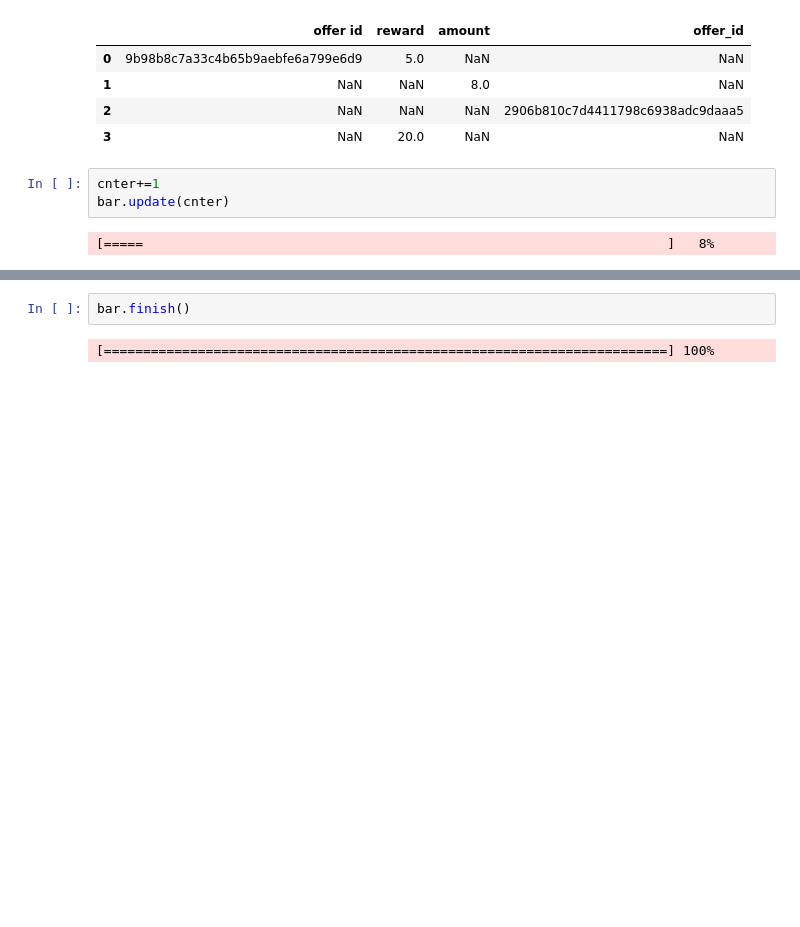
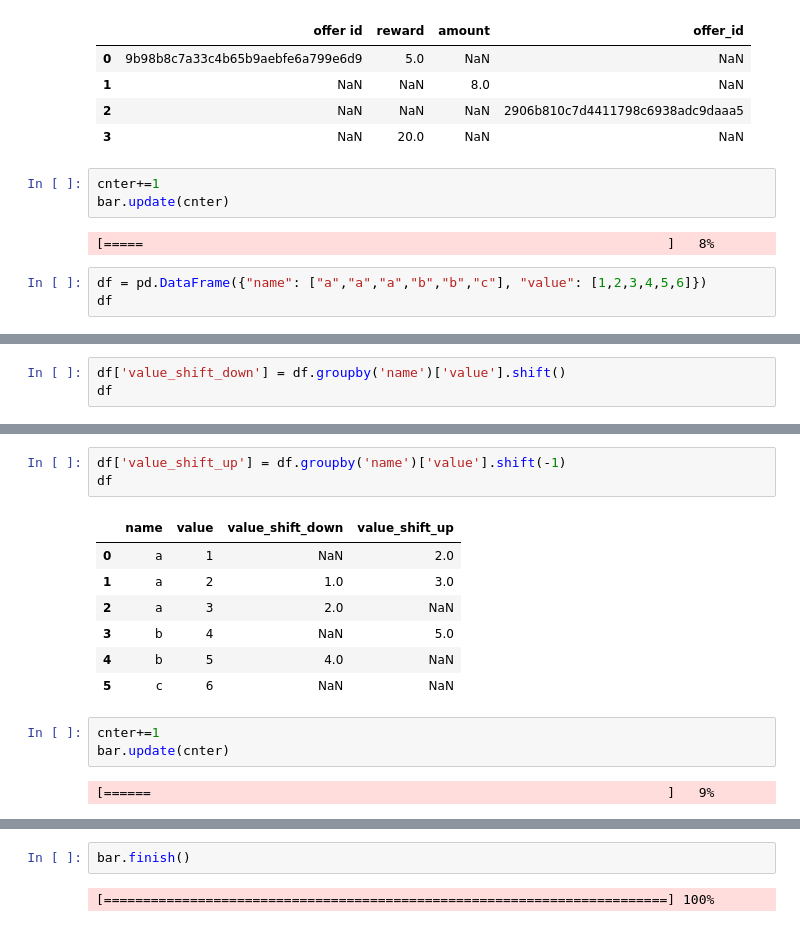
Before and after one commit to jackom/PythonDailyResearch, a Jupyter notebook: TempTest.ipynb, the cells around one changed output, grey strips where cells are left out. Cells and saved outputs as stored; diff of their text form; blank space fills up the shorter version.

Commit message:
加入shift,ffill以及DataFrame.append方法

```diff
--- a/TempTest.ipynb
+++ b/TempTest.ipynb
@@ -349,3 +349,6 @@ cnter+=1
 bar.update(cnter)
 # %% [output]
 [=====                                                                   ]   8%
+# %%
+df = pd.DataFrame({"name": ["a","a","a","b","b","c"], "value": [1,2,3,4,5,6]})
+df
@@ -351,0 +363,3 @@ bar.update(cnter)
+# %%
+df['value_shift_down'] = df.groupby('name')['value'].shift()
+df
@@ -351,0 +374,16 @@ bar.update(cnter)
+# %%
+df['value_shift_up'] = df.groupby('name')['value'].shift(-1)
+df
+# %% [output]
+|  | name | value | value_shift_down | value_shift_up |
+| 0 | a | 1 | NaN | 2.0 |
+| 1 | a | 2 | 1.0 | 3.0 |
+| 2 | a | 3 | 2.0 | NaN |
+| 3 | b | 4 | NaN | 5.0 |
+| 4 | b | 5 | 4.0 | NaN |
+| 5 | c | 6 | NaN | NaN |
+# %%
+cnter+=1
+bar.update(cnter)
+# %% [output]
+[======                                                                  ]   9%
```
Also changed, not shown: parts of 8 cells of this notebook.
